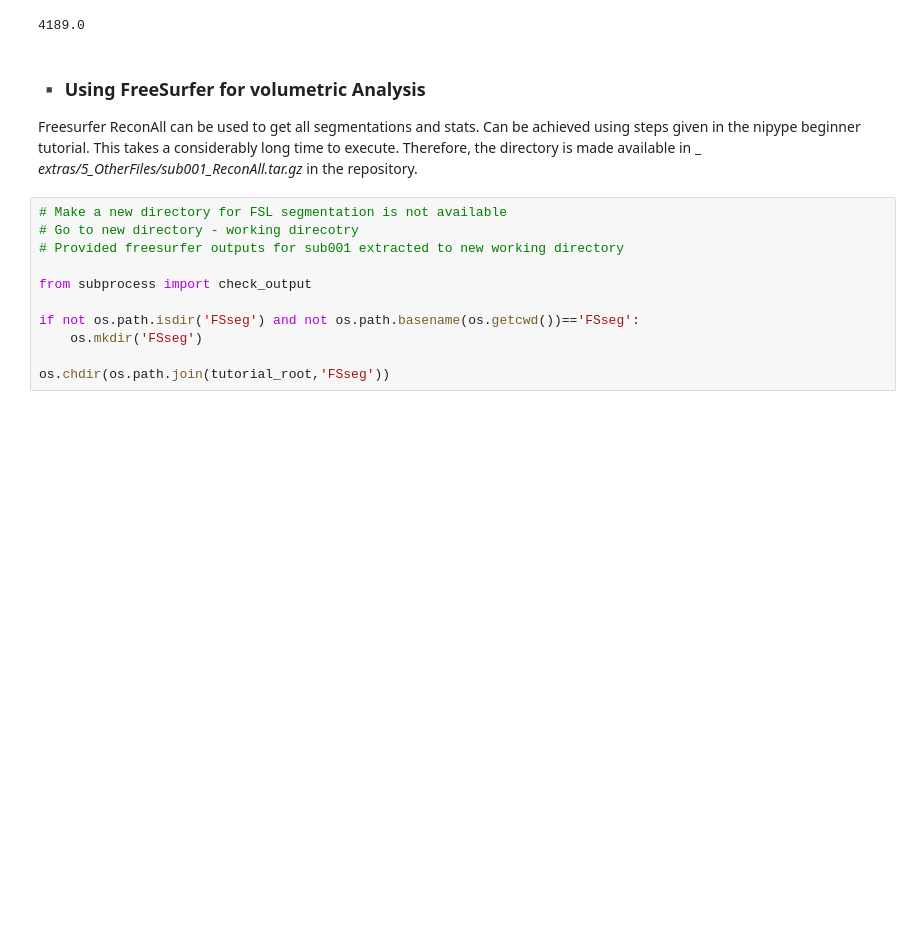
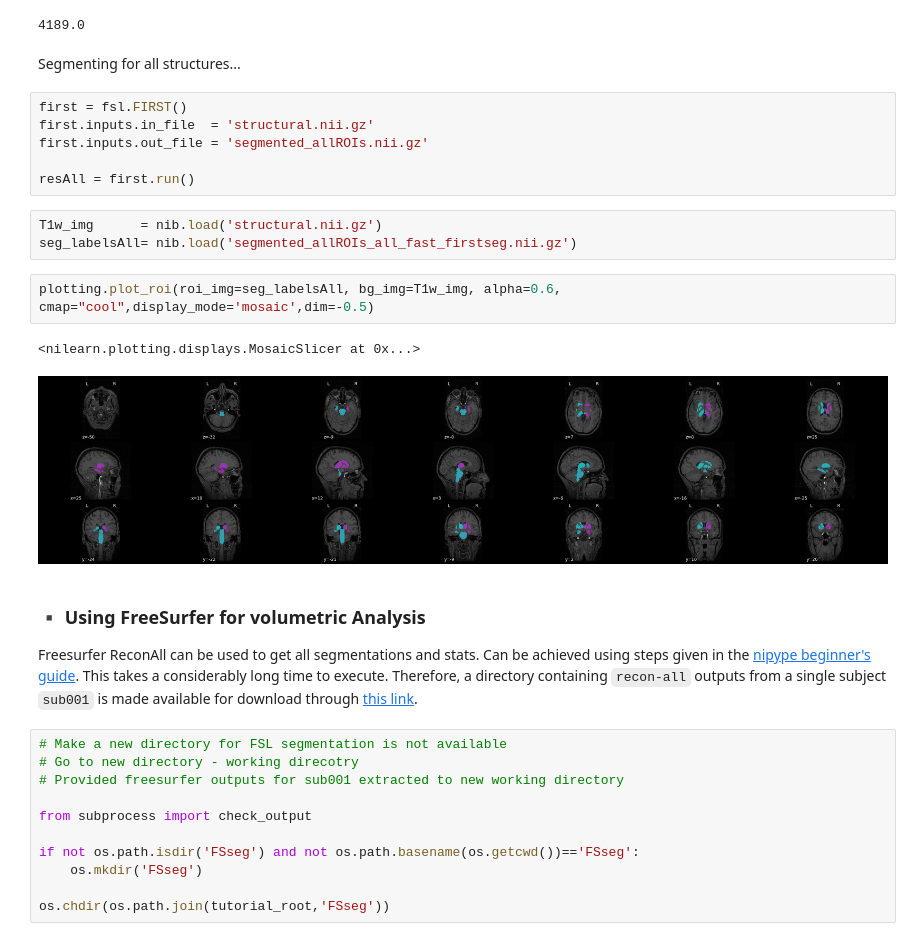
Before and after one commit to fishtree-attempt/SDC-BIDS-sMRI, a Jupyter notebook: code/5_sMRI_StatisticalAnalysis.ipynb, the cells around one changed output. Cells and saved outputs as stored; diff of their text form; blank space fills up the shorter version.

````diff
--- a/code/5_sMRI_StatisticalAnalysis.ipynb
+++ b/code/5_sMRI_StatisticalAnalysis.ipynb
@@ -138,10 +138,26 @@ import nibabel.imagestats as imagestats
 imagestats.mask_volume(nib.Nifti1Image(seg_labels.get_fdata(), np.eye(4)))
 # %% [output]
 4189.0
+# %% [markdown]
+Segmenting for all structures...
+# %%
+first = fsl.FIRST()
+first.inputs.in_file  = 'structural.nii.gz'
+first.inputs.out_file = 'segmented_allROIs.nii.gz'
+
+resAll = first.run()
+# %%
+T1w_img      = nib.load('structural.nii.gz')
+seg_labelsAll= nib.load('segmented_allROIs_all_fast_firstseg.nii.gz')
+# %%
+plotting.plot_roi(roi_img=seg_labelsAll, bg_img=T1w_img, alpha=0.6, cmap="cool",display_mode='mosaic',dim=-0.5)
+# %% [output]
+<nilearn.plotting.displays.MosaicSlicer at 0x...>
+[figure, added]
 # %% [markdown]
 ### ▪️ Using FreeSurfer for volumetric Analysis
-Freesurfer ReconAll can be used to get all segmentations and stats. Can be achieved using steps given in the nipype beginner tutorial.
-This takes a considerably long time to execute. Therefore, the directory is made available in _ _extras/5_OtherFiles/sub001_ReconAll.tar.gz_ in the repository.
+Freesurfer ReconAll can be used to get all segmentations and stats. Can be achieved using steps given in the [nipype beginner's guide](https://miykael.github.io/nipype-beginner-s-guide/prepareData.html).
+        This takes a considerably long time to execute. Therefore, a directory containing ```recon-all``` outputs from a single subject ```sub001``` is made available for download through [this link]((https://minhaskamal.github.io/DownGit/#/home?url=https://github.com/devdinie/sMRI_StatisticalAnalysis/tree/main/5_OtherFiles/sub001_ReconAll)).
 # %%
 # Make a new directory for FSL segmentation is not available
 # Go to new directory - working direcotry
````
Also changed, not shown: parts of 44 cells of this notebook.
